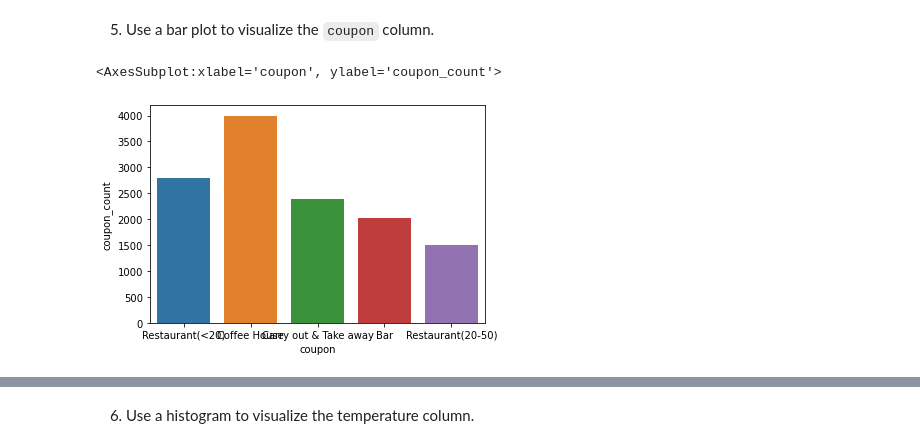
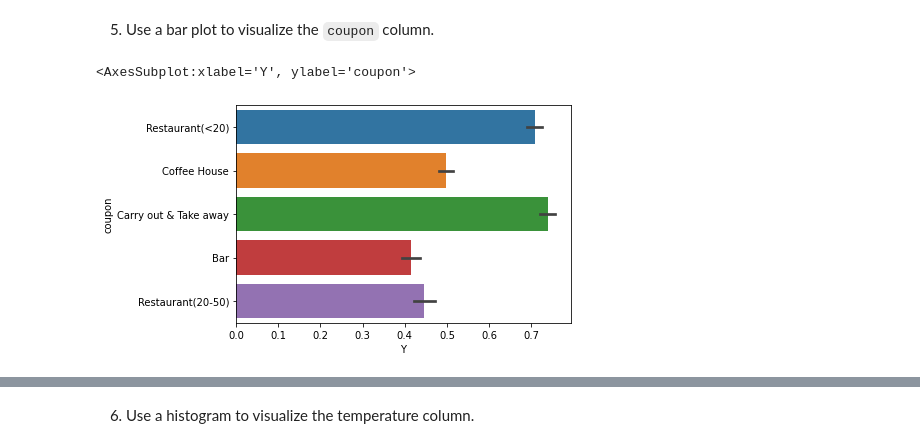
Before and after one commit to meetsathya23/coupon_analysis, a Jupyter notebook: prompt.ipynb, the cells around one changed output, grey strips where cells are left out. Cells and saved outputs as stored; diff of their text form; code cells hidden in the pictures.

```diff
--- a/prompt.ipynb
+++ b/prompt.ipynb
@@ -120,11 +175,8 @@ print("Acceptance Rate" , acceptance_rate)
 Acceptance Rate 56.84326710816777
 # %% [markdown]
 5. Use a bar plot to visualize the `coupon` column.
-# %%
-#Group by coupon and aggregate by coupon type
-data["coupon_count"] = data.groupby("coupon")["coupon"].transform('count')
-#Use Barplot with coupon and coupon_count
-sns.barplot(data=data,x="coupon" , y="coupon_count")
-# %% [output]
-<AxesSubplot:xlabel='coupon', ylabel='coupon_count'>
-[figure, removed]
+# %%
+sns.barplot(y="coupon", x="Y", data=data2)
+# %% [output]
+<AxesSubplot:xlabel='Y', ylabel='coupon'>
+[figure, added]
```
Also changed, not shown: parts of 44 cells of this notebook.
